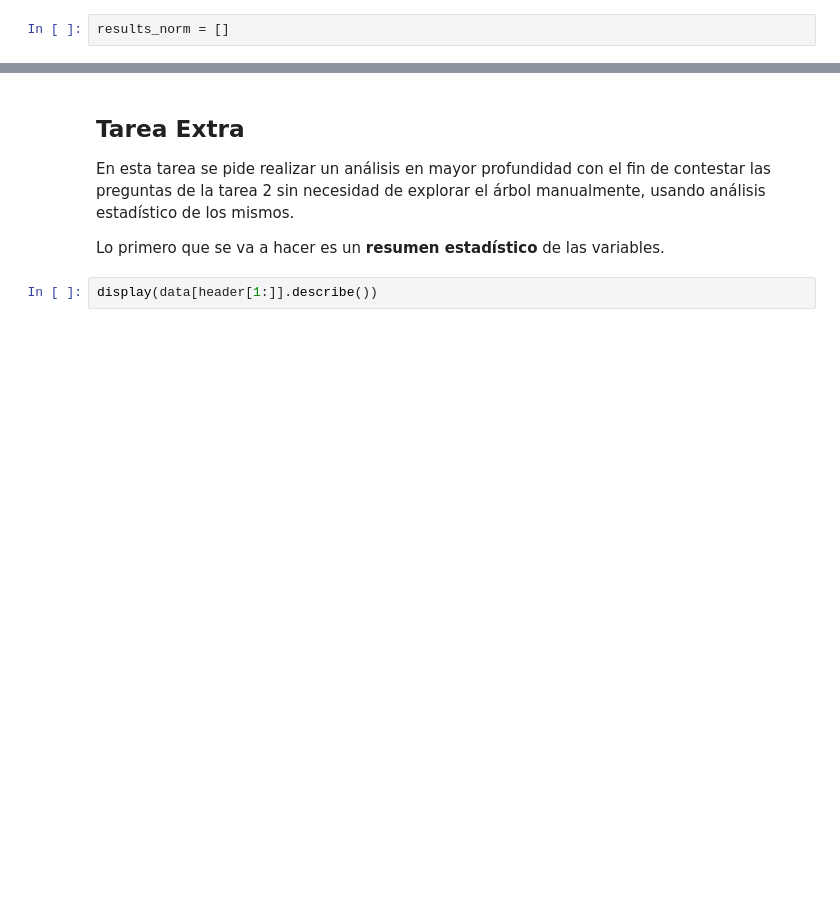
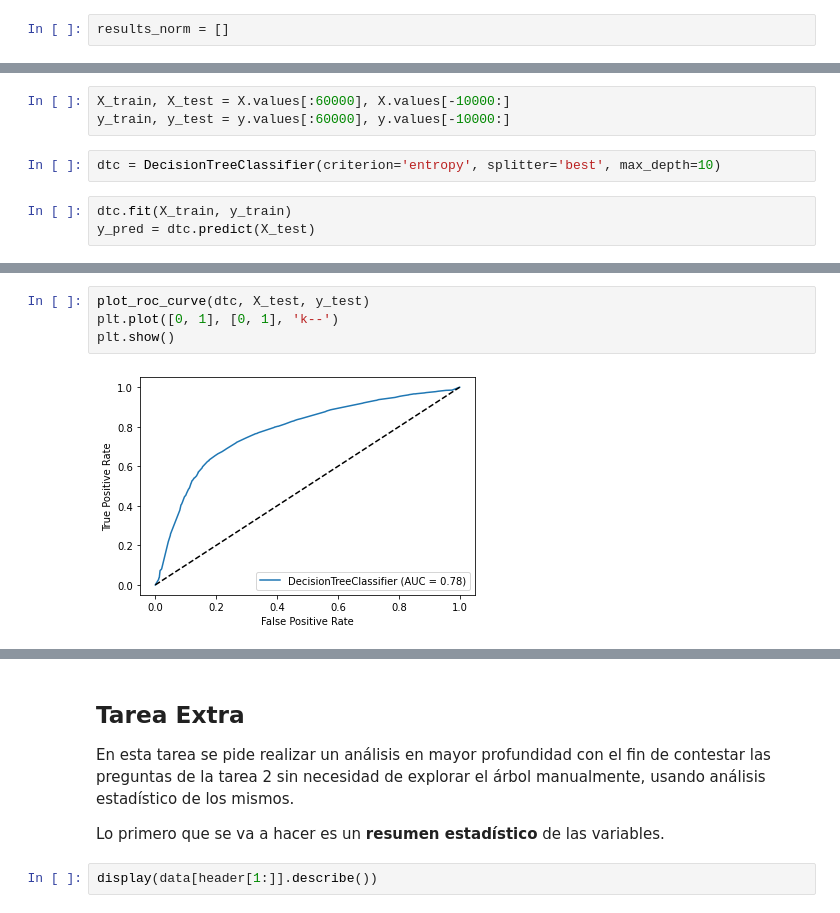
Before and after one commit to akua21/AnalisisDatos, a Jupyter notebook: Practica 2/P2_Enfermedad_Cardiovascular.ipynb, the cells around one changed output, grey strips where cells are left out. Saved outputs shown, nothing was run; the diff lists cells and outputs as text; blank space fills up the shorter version.

```diff
--- a/Practica 2/P2_Enfermedad_Cardiovascular.ipynb
+++ b/Practica 2/P2_Enfermedad_Cardiovascular.ipynb
@@ -571,0 +692,8 @@ display(results_data_norm.groupby(['Classifier', 'Setup']).mean())
+# %%
+X_train, X_test = X.values[:60000], X.values[-10000:]
+y_train, y_test = y.values[:60000], y.values[-10000:]
+# %%
+dtc = DecisionTreeClassifier(criterion='entropy', splitter='best', max_depth=10)
+# %%
+dtc.fit(X_train, y_train)
+y_pred = dtc.predict(X_test)
@@ -571,0 +707,6 @@ display(results_data_norm.groupby(['Classifier', 'Setup']).mean())
+# %%
+plot_roc_curve(dtc, X_test, y_test)
+plt.plot([0, 1], [0, 1], 'k--')
+plt.show()
+# %% [output]
+[figure, added]
```
Also changed, not shown: parts of 38 cells of this notebook, 5 other files.
